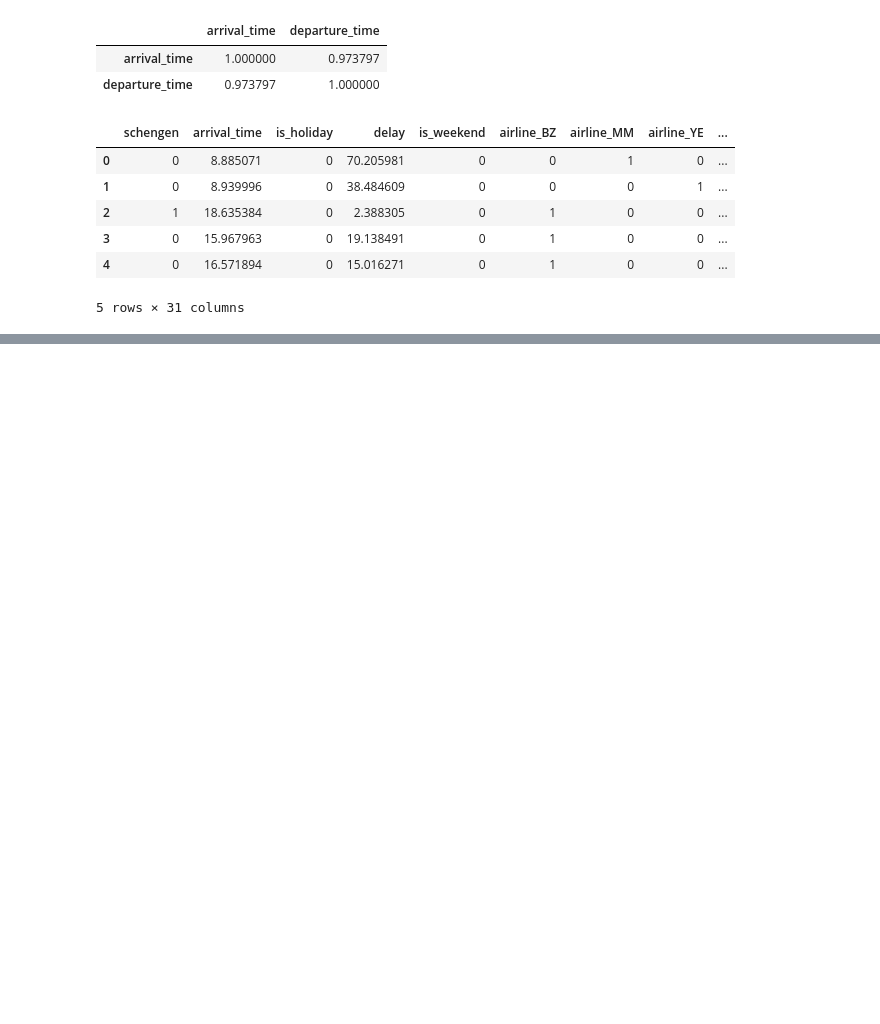
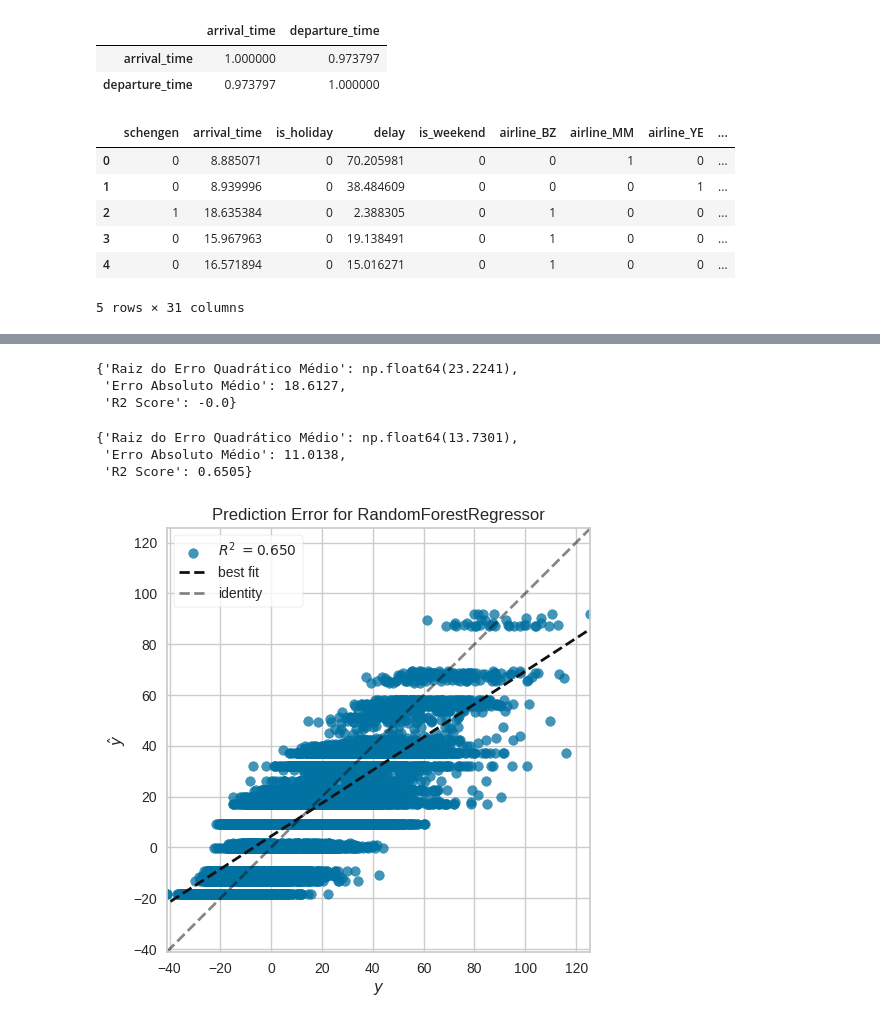
Before and after one commit to rafaelreisramos/oracle-one, a Jupyter notebook: ia-aumentada-prevendo-atrasos-voos/modelo_atraso_voo.ipynb, the cells around one changed output, grey strips where cells are left out. Drawn from its saved outputs; the diff is of its cells as text; code cells hidden in the pictures; blank space fills up the shorter version.

Commit message:
Selecao e validacao do modelo

```diff
--- a/ia-aumentada-prevendo-atrasos-voos/modelo_atraso_voo.ipynb
+++ b/ia-aumentada-prevendo-atrasos-voos/modelo_atraso_voo.ipynb
@@ -473,0 +461,4 @@ df_clean.head()
+# %%
+X = df_clean.drop(['delay'], axis=1)
+y = df_clean['delay']
+X_train, X_test, y_train, y_test = train_test_split(X, y, random_state=42)
@@ -473,0 +467,3 @@ df_clean.head()
+# %%
+model_dummy = DummyRegressor()
+model_dummy.fit(X_train, y_train)
@@ -473,0 +495,6 @@ df_clean.head()
+# %%
+calcular_metricas_regressao(y_test, y_pred_dummy)
+# %% [output]
+{'Raiz do Erro Quadrático Médio': np.float64(23.2241),
+ 'Erro Absoluto Médio': 18.6127,
+ 'R2 Score': -0.0}
@@ -473,0 +503,9 @@ df_clean.head()
+# %%
+model_rf = RandomForestRegressor(max_depth=5, random_state=42)
+model_rf.fit(X_train, y_train)
+y_pred_rf = model_rf.predict(X_test)
+calcular_metricas_regressao(y_test, y_pred_rf)
+# %% [output]
+{'Raiz do Erro Quadrático Médio': np.float64(13.7301),
+ 'Erro Absoluto Médio': 11.0138,
+ 'R2 Score': 0.6505}
@@ -473,0 +514,4 @@ df_clean.head()
+# %%
+visualizer = prediction_error(model_rf, X_train, y_train, X_test, y_test)
+# %% [output]
+[figure, added]
```
Also changed, not shown: parts of 13 cells of this notebook.
